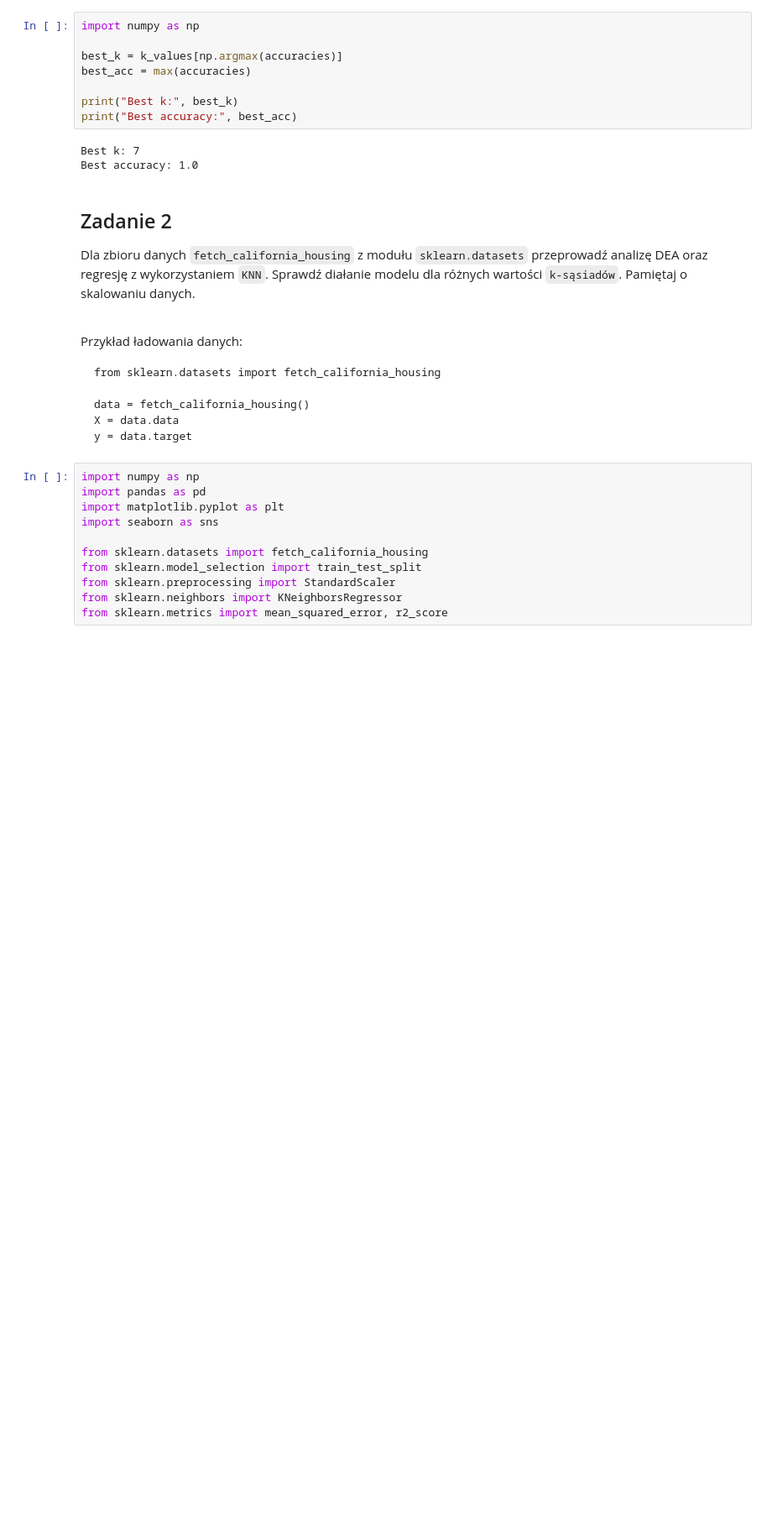
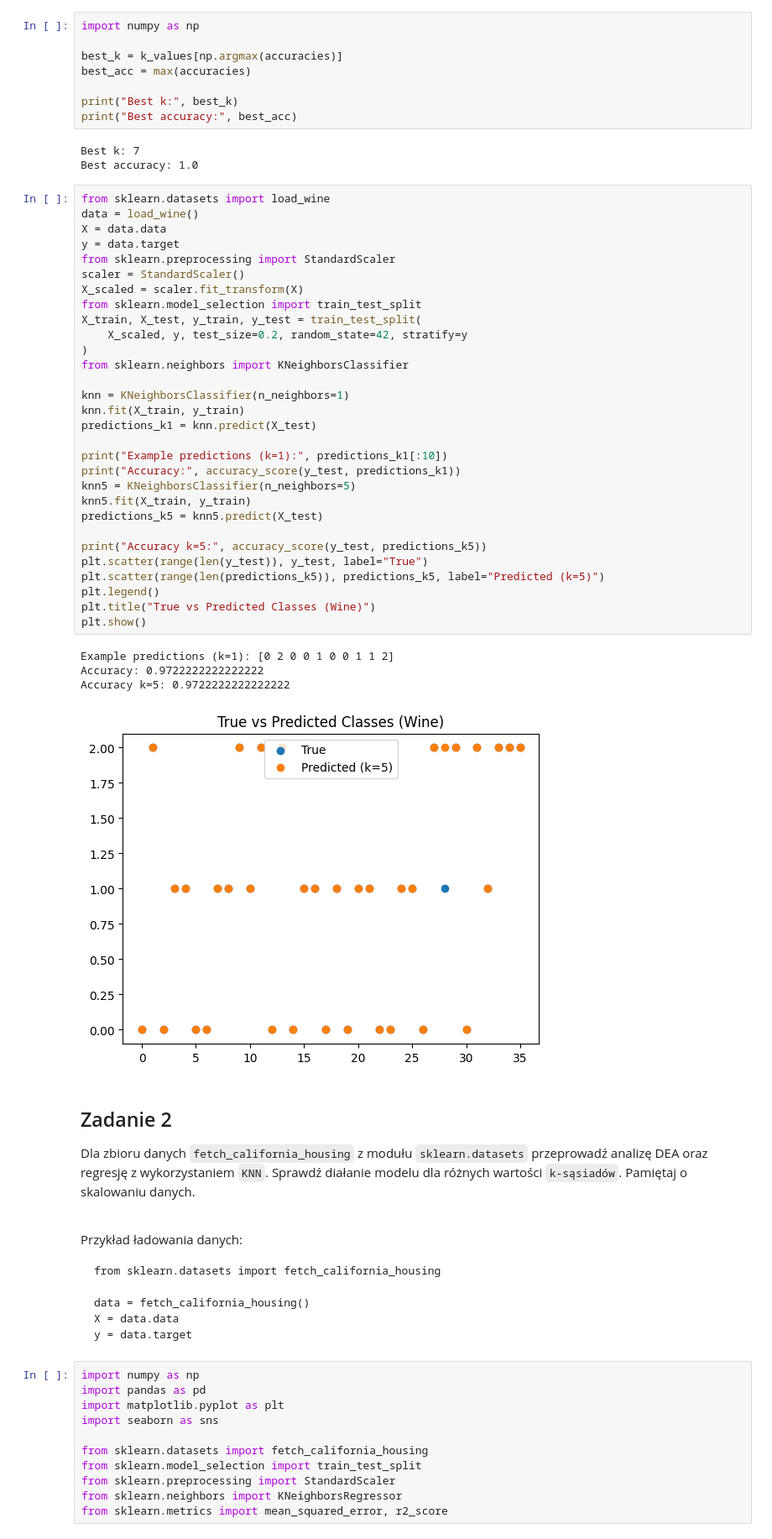
Before and after one commit to s26673/POSI_MON1, a Jupyter notebook: Kopia_Cwiczenia8.ipynb, the cells around one changed output. Shown at 84% size. Saved outputs shown, nothing was run; the diff lists cells and outputs as text; blank space fills up the shorter version.

```diff
--- a/Kopia_Cwiczenia8.ipynb
+++ b/Kopia_Cwiczenia8.ipynb
@@ -286,6 +286,41 @@ print("Best accuracy:", best_acc)
 # %% [output]
 Best k: 7
 Best accuracy: 1.0
+# %%
+from sklearn.datasets import load_wine
+data = load_wine()
+X = data.data
+y = data.target
+from sklearn.preprocessing import StandardScaler
+scaler = StandardScaler()
+X_scaled = scaler.fit_transform(X)
+from sklearn.model_selection import train_test_split
+X_train, X_test, y_train, y_test = train_test_split(
+    X_scaled, y, test_size=0.2, random_state=42, stratify=y
+)
+from sklearn.neighbors import KNeighborsClassifier
+
+knn = KNeighborsClassifier(n_neighbors=1)
+knn.fit(X_train, y_train)
+predictions_k1 = knn.predict(X_test)
+
+print("Example predictions (k=1):", predictions_k1[:10])
+print("Accuracy:", accuracy_score(y_test, predictions_k1))
+knn5 = KNeighborsClassifier(n_neighbors=5)
+knn5.fit(X_train, y_train)
+predictions_k5 = knn5.predict(X_test)
+
+print("Accuracy k=5:", accuracy_score(y_test, predictions_k5))
+plt.scatter(range(len(y_test)), y_test, label="True")
+plt.scatter(range(len(predictions_k5)), predictions_k5, label="Predicted (k=5)")
+plt.legend()
+plt.title("True vs Predicted Classes (Wine)")
+plt.show()
+# %% [output]
+Example predictions (k=1): [0 2 0 0 1 0 0 1 1 2]
+Accuracy: 0.9722222222222222
+Accuracy k=5: 0.9722222222222222
+[figure, added]
 # %% [markdown]
 ## Zadanie 2
 Dla zbioru danych `fetch_california_housing` z modułu `sklearn.datasets` przeprowadź analizę DEA oraz regresję z wykorzystaniem `KNN`. Sprawdź diałanie modelu dla różnych wartości `k-sąsiadów`. Pamiętaj o skalowaniu danych.
```
Also changed, not shown: parts of 4 cells of this notebook.
